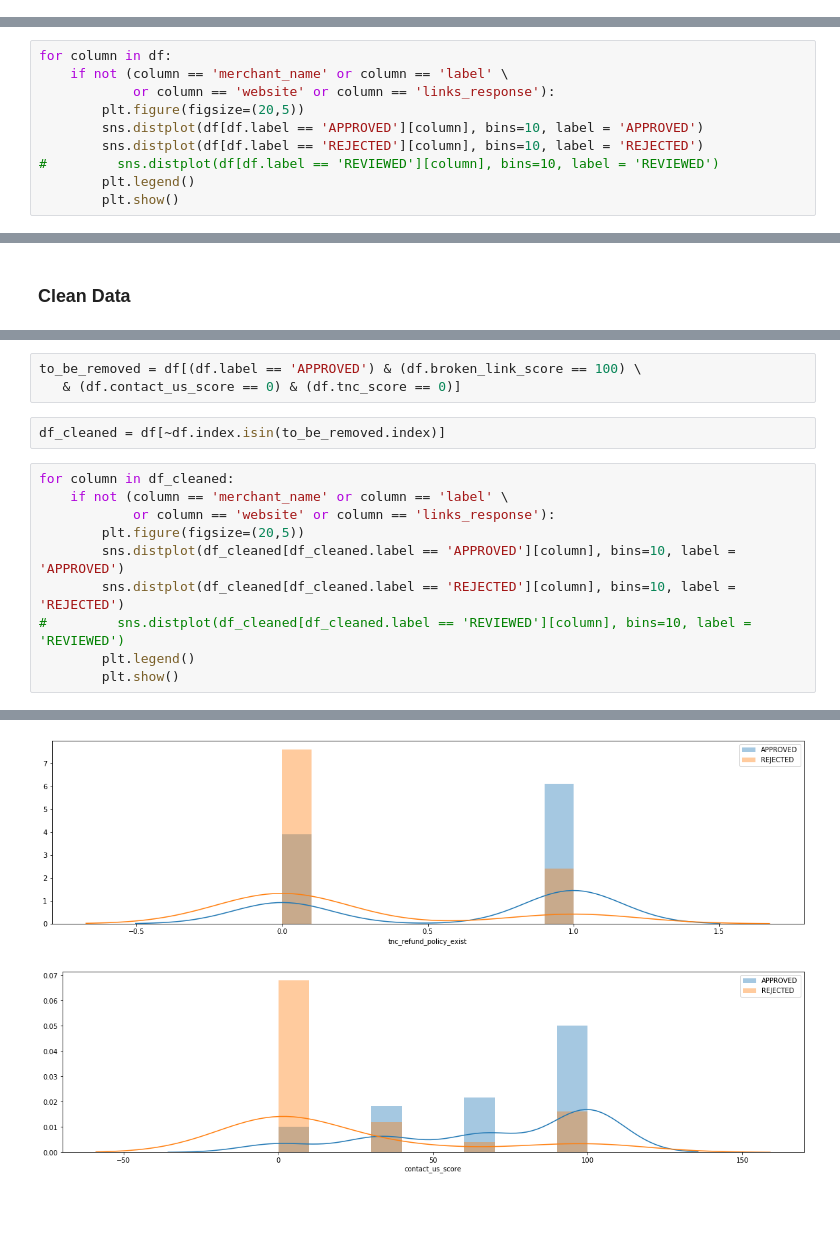
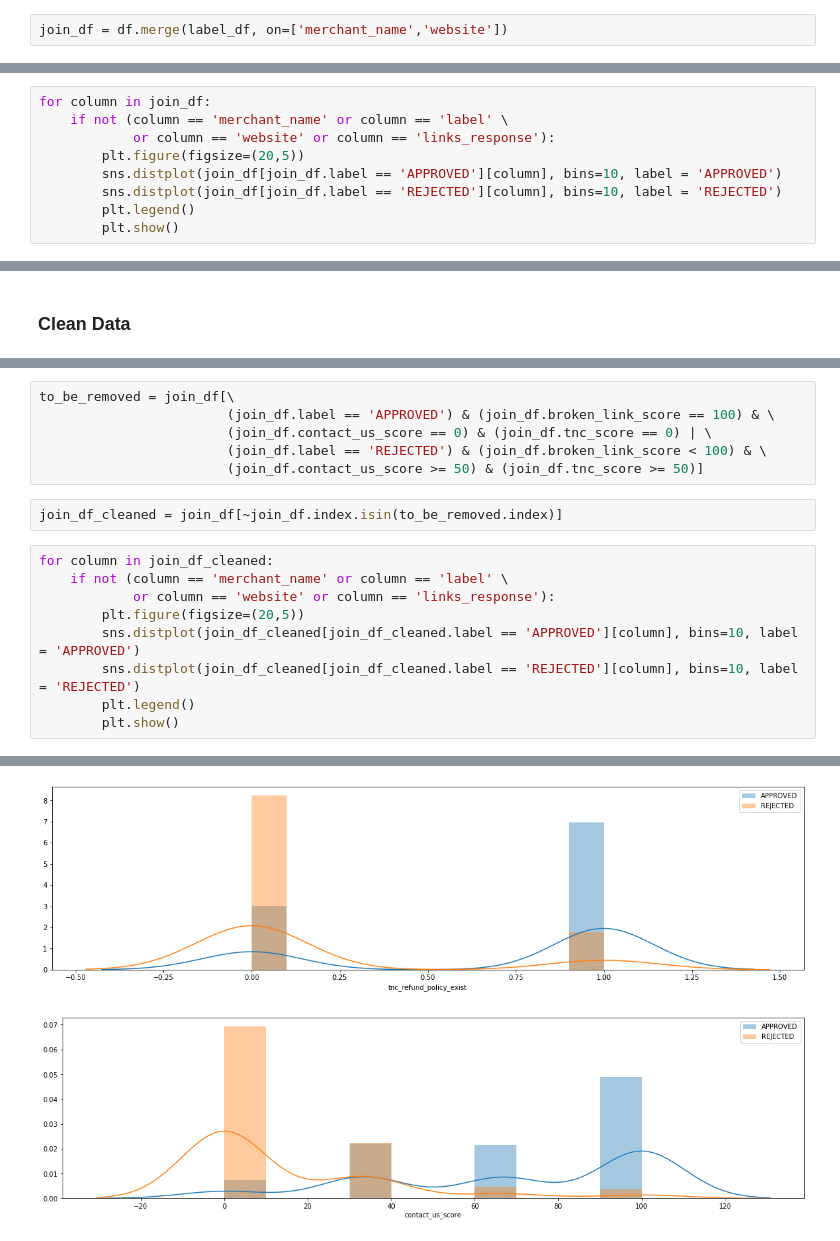
Before and after one commit to bahyhelmihp/web-crawler, a Jupyter notebook: api/datasets/Analysis Result.ipynb, the cells around one changed output, grey strips where cells are left out. Drawn from its saved outputs; the diff is of its cells as text; blank space fills up the shorter version.

```diff
--- a/api/datasets/Analysis Result.ipynb
+++ b/api/datasets/Analysis Result.ipynb
@@ -22 +24,3 @@ df.head()
+# %%
+join_df = df.merge(label_df, on=['merchant_name','website'])
 # %%
@@ -30,13 +33,12 @@ dtype: int64
 # %% [markdown]
 ### Check Distribution
 # %%
-for column in df:
+for column in join_df:
     if not (column == 'merchant_name' or column == 'label' \
             or column == 'website' or column == 'links_response'):
         plt.figure(figsize=(20,5))
-        sns.distplot(df[df.label == 'APPROVED'][column], bins=10, label = 'APPROVED')
-        sns.distplot(df[df.label == 'REJECTED'][column], bins=10, label = 'REJECTED')
-#         sns.distplot(df[df.label == 'REVIEWED'][column], bins=10, label = 'REVIEWED')
+        sns.distplot(join_df[join_df.label == 'APPROVED'][column], bins=10, label = 'APPROVED')
+        sns.distplot(join_df[join_df.label == 'REJECTED'][column], bins=10, label = 'REJECTED')
         plt.legend()
         plt.show()
 # %% [output]
@@ -71,16 +77,18 @@ df[(df.label == 'APPROVED') & (df.broken_link_score == 100) \
 # %%
-to_be_removed = df[(df.label == 'APPROVED') & (df.broken_link_score == 100) \
-   & (df.contact_us_score == 0) & (df.tnc_score == 0)]
+to_be_removed = join_df[\
+                        (join_df.label == 'APPROVED') & (join_df.broken_link_score == 100) & \
+                        (join_df.contact_us_score == 0) & (join_df.tnc_score == 0) | \
+                        (join_df.label == 'REJECTED') & (join_df.broken_link_score < 100) & \
+                        (join_df.contact_us_score >= 50) & (join_df.tnc_score >= 50)]
 # %%
-df_cleaned = df[~df.index.isin(to_be_removed.index)]
+join_df_cleaned = join_df[~join_df.index.isin(to_be_removed.index)]
 # %%
-for column in df_cleaned:
+for column in join_df_cleaned:
     if not (column == 'merchant_name' or column == 'label' \
             or column == 'website' or column == 'links_response'):
         plt.figure(figsize=(20,5))
-        sns.distplot(df_cleaned[df_cleaned.label == 'APPROVED'][column], bins=10, label = 'APPROVED')
-        sns.distplot(df_cleaned[df_cleaned.label == 'REJECTED'][column], bins=10, label = 'REJECTED')
-#         sns.distplot(df_cleaned[df_cleaned.label == 'REVIEWED'][column], bins=10, label = 'REVIEWED')
+        sns.distplot(join_df_cleaned[join_df_cleaned.label == 'APPROVED'][column], bins=10, label = 'APPROVED')
+        sns.distplot(join_df_cleaned[join_df_cleaned.label == 'REJECTED'][column], bins=10, label = 'REJECTED')
         plt.legend()
         plt.show()
 # %% [output]
@@ -93,2 +101,2 @@ for column in df_cleaned:
-[figure, old version]
+[figure, new version]
-[figure, old version]
+[figure, new version]
```
Also changed, not shown: parts of 11 cells of this notebook, 4 other files.
